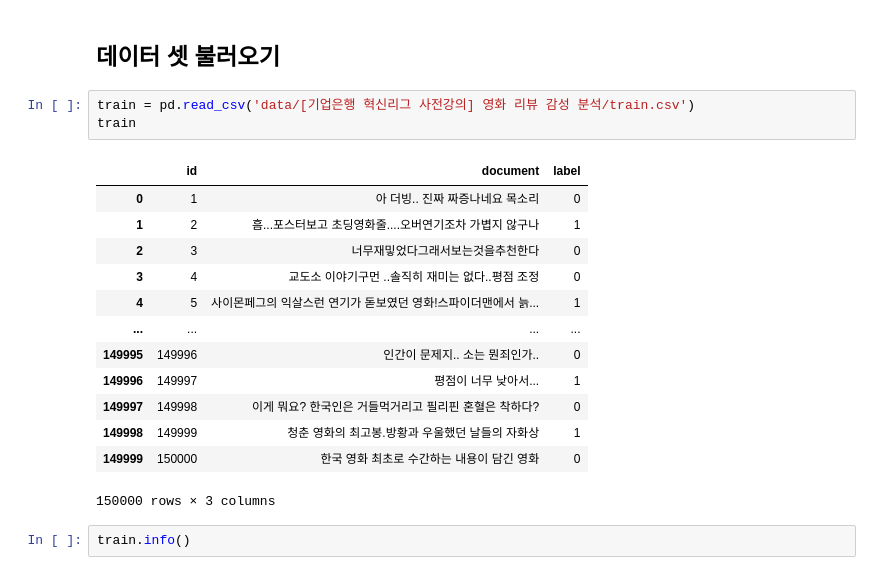
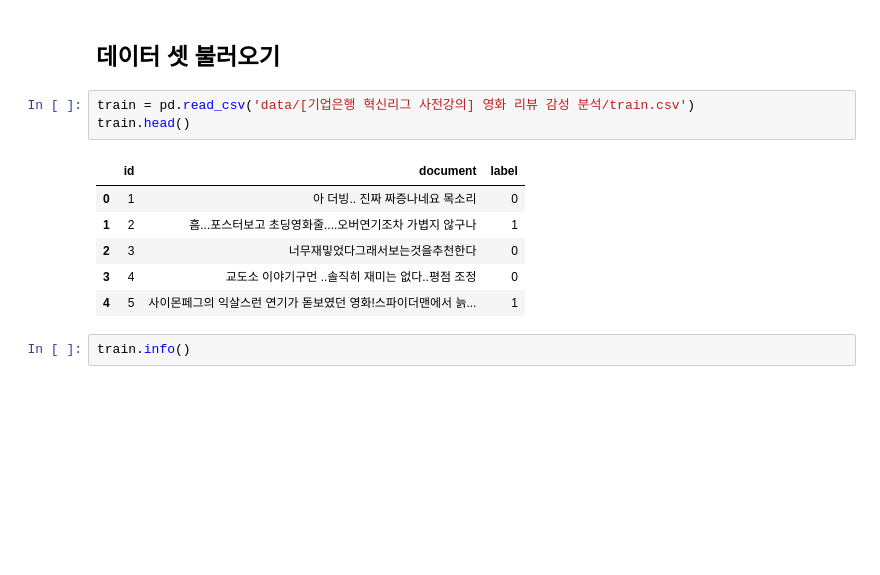
Before and after one commit to Park-Young-Bin/Python_Projects, a Jupyter notebook: 데이콘/[데이콘] 영화 리뷰 감성 분석.ipynb, the cells around one changed output. Cells and saved outputs as stored; diff of their text form; blank space fills up the shorter version.

```diff
--- a/데이콘/[데이콘] 영화 리뷰 감성 분석.ipynb
+++ b/데이콘/[데이콘] 영화 리뷰 감성 분석.ipynb
@@ -19,21 +21,14 @@ warnings.filterwarnings('ignore')
 ## 데이터 셋 불러오기
 # %%
 train = pd.read_csv('data/[기업은행 혁신리그 사전강의] 영화 리뷰 감성 분석/train.csv')
-train
+train.head()
 # %% [output]
 |  | id | document | label |
 | 0 | 1 | 아 더빙.. 진짜 짜증나네요 목소리 | 0 |
 | 1 | 2 | 흠...포스터보고 초딩영화줄....오버연기조차 가볍지 않구나 | 1 |
 | 2 | 3 | 너무재밓었다그래서보는것을추천한다 | 0 |
 | 3 | 4 | 교도소 이야기구먼 ..솔직히 재미는 없다..평점 조정 | 0 |
 | 4 | 5 | 사이몬페그의 익살스런 연기가 돋보였던 영화!스파이더맨에서 늙... | 1 |
-| ... | ... | ... | ... |
-| 149995 | 149996 | 인간이 문제지.. 소는 뭔죄인가.. | 0 |
-| 149996 | 149997 | 평점이 너무 낮아서... | 1 |
-| 149997 | 149998 | 이게 뭐요? 한국인은 거들먹거리고 필리핀 혼혈은 착하다? | 0 |
-| 149998 | 149999 | 청춘 영화의 최고봉.방황과 우울했던 날들의 자화상 | 1 |
-| 149999 | 150000 | 한국 영화 최초로 수간하는 내용이 담긴 영화 | 0 |
-150000 rows × 3 columns
 # %%
 train.info()
 # %% [output]
```
Also changed, not shown: parts of 22 cells of this notebook.
